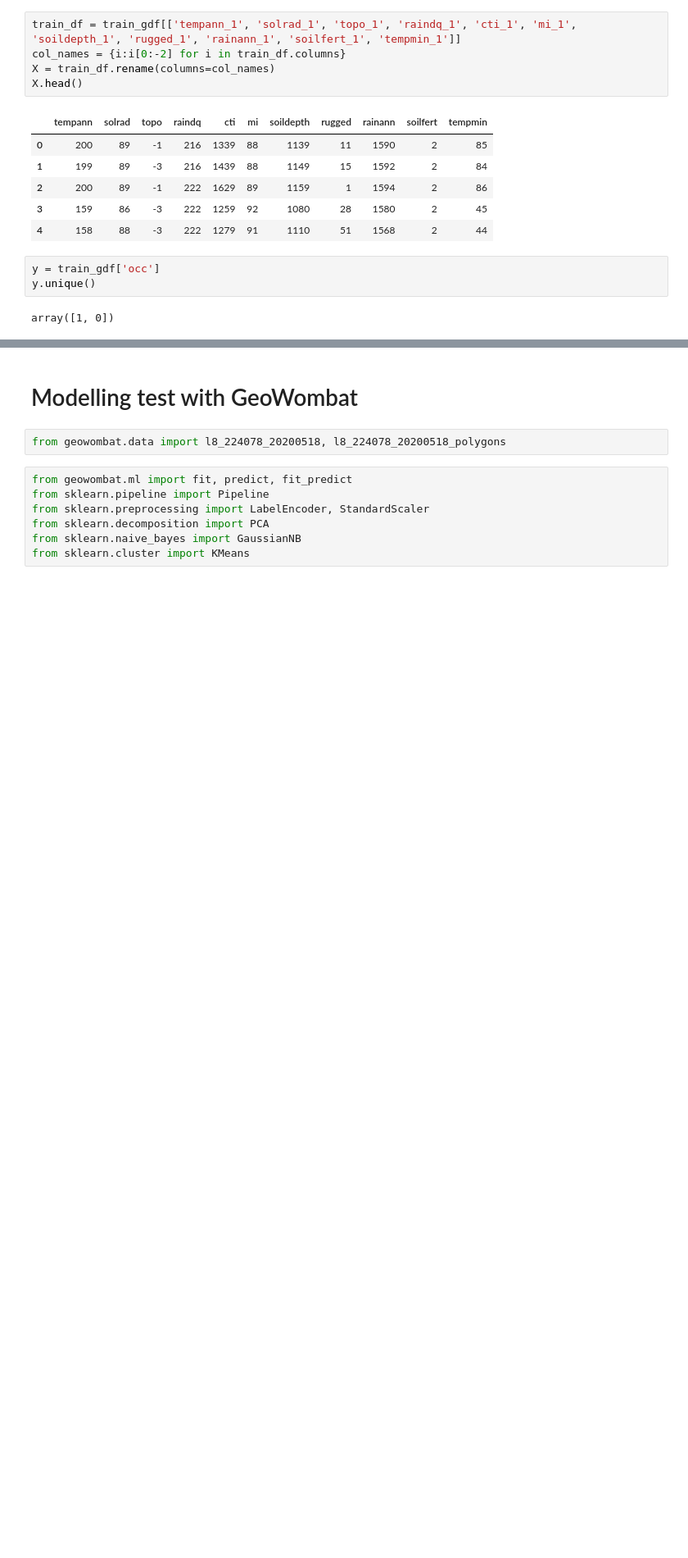
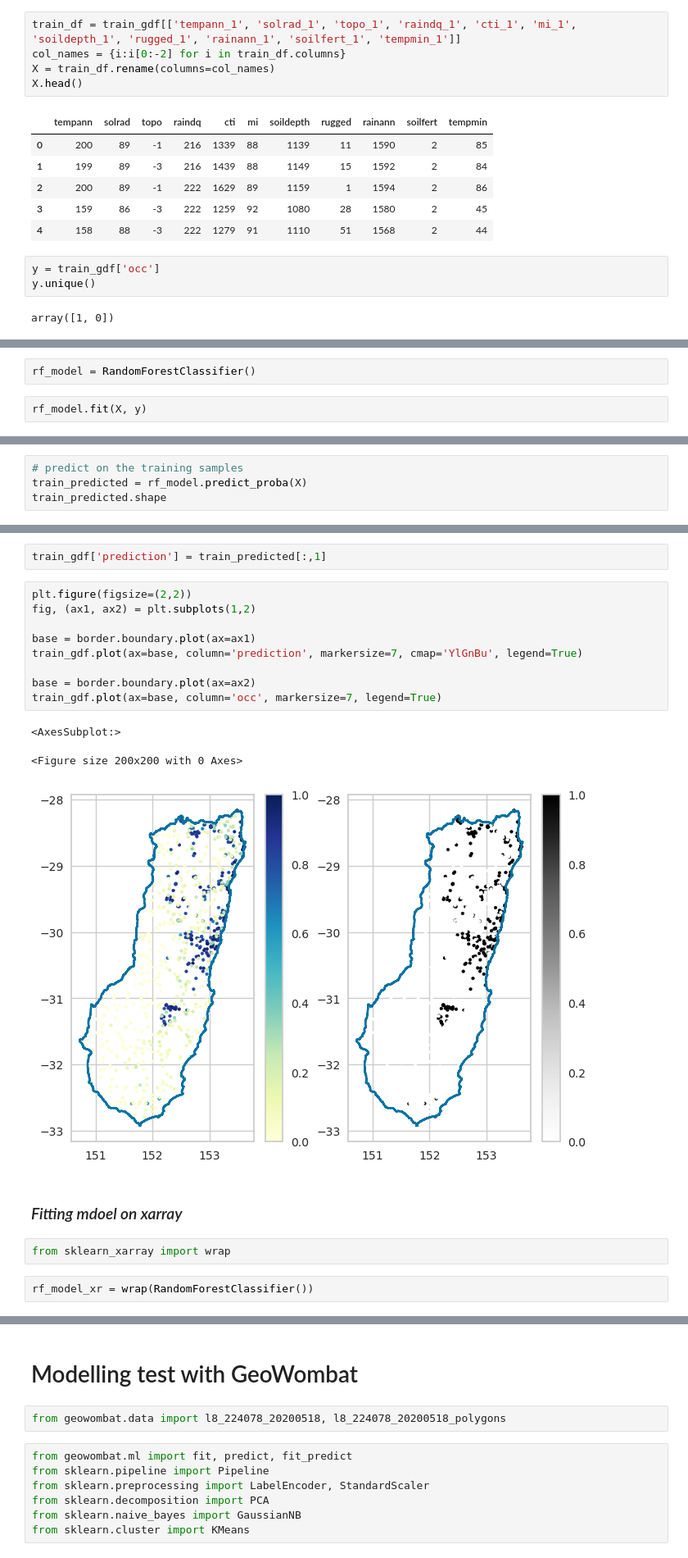
Before and after one commit to rvalavi/SDM_with_Python, a Jupyter notebook: species_distribution_modelling.ipynb, the cells around one changed output, grey strips where cells are left out. Shown: that part at 82% size. Saved outputs shown, nothing was run; the diff lists cells and outputs as text; blank space fills up the shorter version.

```diff
--- a/species_distribution_modelling.ipynb
+++ b/species_distribution_modelling.ipynb
@@ -195,0 +201,4 @@ array([1, 0])
+# %%
+rf_model = RandomForestClassifier()
+# %%
+rf_model.fit(X, y)
@@ -195,0 +207,4 @@ array([1, 0])
+# %%
+# predict on the training samples
+train_predicted = rf_model.predict_proba(X)
+train_predicted.shape
@@ -195,0 +223,21 @@ array([1, 0])
+# %%
+train_gdf['prediction'] = train_predicted[:,1]
+# %%
+plt.figure(figsize=(2,2))
+fig, (ax1, ax2) = plt.subplots(1,2)
+
+base = border.boundary.plot(ax=ax1)
+train_gdf.plot(ax=base, column='prediction', markersize=7, cmap='YlGnBu', legend=True)
+
+base = border.boundary.plot(ax=ax2)
+train_gdf.plot(ax=base, column='occ', markersize=7, legend=True)
+# %% [output]
+<AxesSubplot:>
+<Figure size 200x200 with 0 Axes>
+[figure, added]
+# %% [markdown]
+### *Fitting mdoel on xarray*
+# %%
+from sklearn_xarray import wrap
+# %%
+rf_model_xr = wrap(RandomForestClassifier())
```
Also changed, not shown: parts of 24 cells of this notebook.
